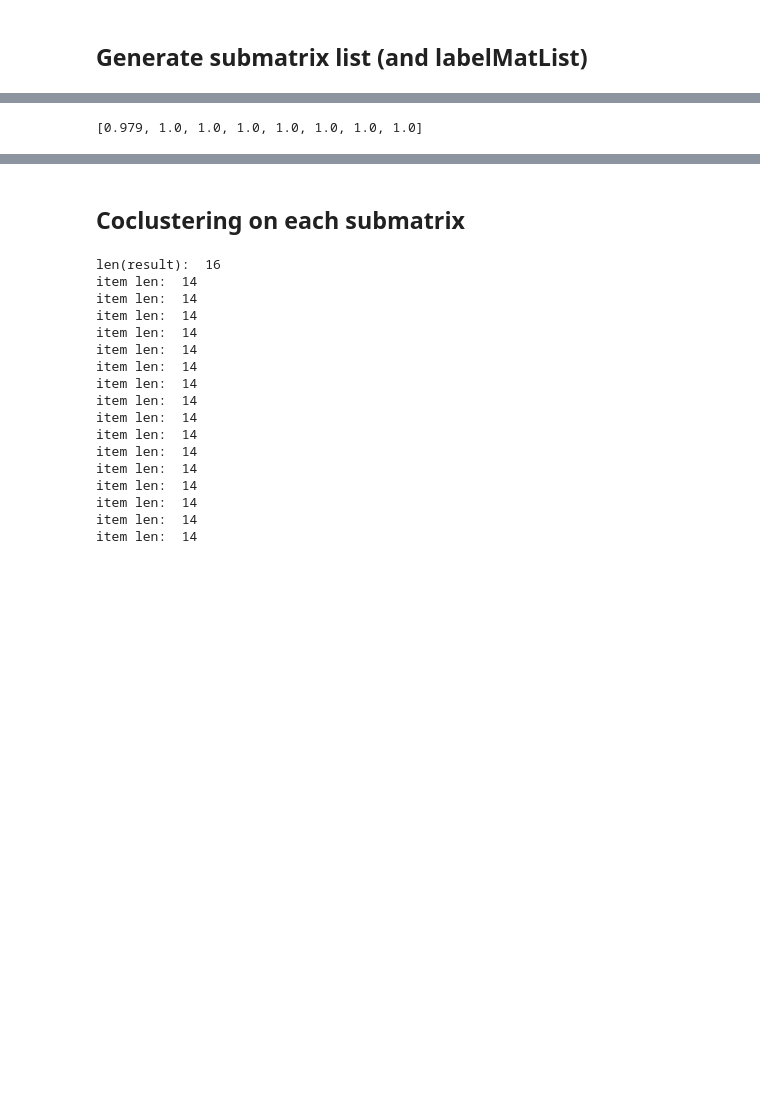
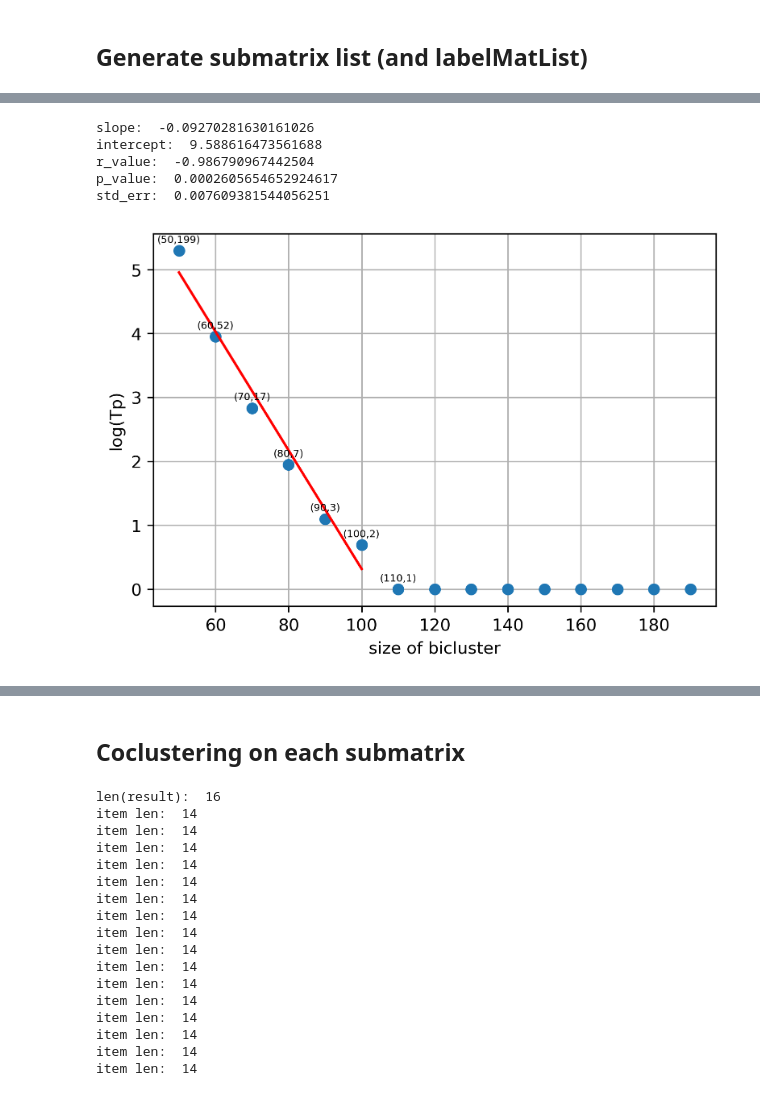
Before and after one commit to wzh4464/big_matrix_cocluster, a Jupyter notebook: main.ipynb, the cells around one changed output, grey strips where cells are left out. Cells and saved outputs as stored; diff of their text form; code cells hidden in the pictures; blank space fills up the shorter version.

```diff
--- a/main.ipynb
+++ b/main.ipynb
@@ -123,25 +75,50 @@ for Tp in Tp_list:
-# %%
-for result in results:
-    count, result = result.get()
-    counts.append(count)
-
-#TODO: change to pool.map
-print(counts)
-
-
-# for i in range(num_processes):
-#     result = pool.apply_async(find_bicluster_count, (A, Tp, Tm, Tn, sizex, sizey))
-#     results.append(result)
-
-# for result in results:
-#     count, result = result.get()
-#     counts.append(count)
-
-# print(count/1000)
-
-# # save the results as results.txt
-# with open('result.txt', 'w') as f:
-#     for item in results:
-#         f.write("%s\n" % item)
-# %% [output]
-[0.979, 1.0, 1.0, 1.0, 1.0, 1.0, 1.0, 1.0]
+# %%
+# import SciPy
+# from scipy import
+
+partition : int = 10
+ranges = range(50, 200 ,10)
+
+Tp_list = ccSVD.Tp(ranges=ranges, phi=phi, Tm=4, M=M)
+
+
+
+# fit a line
+from scipy import stats
+logrange = 6
+
+slope, intercept, r_value, p_value, std_err = stats.linregress(ranges[0:logrange], np.log(Tp_list[0:logrange]))
+print('slope: ', slope)
+print('intercept: ', intercept)
+print('r_value: ', r_value)
+print('p_value: ', p_value)
+print('std_err: ', std_err)
+
+# print x: ranges, y1: log(Tp_list), y2: slope * ranges + intercept ([0:5])
+plt.plot(ranges, np.log(Tp_list), 'o', ranges[0:logrange], slope * ranges[0:logrange] + intercept, 'r')
+# log scale
+# plt.yscale('log')
+# x label "size of bicluster"
+plt.xlabel('size of bicluster')
+# y label "Tp"
+plt.ylabel('log(Tp)')
+
+# num on top of each point
+for i, txt in enumerate(Tp_list):
+    if i > 6:
+        continue
+    # place higher
+    # label = str(x,y)
+    label = str('(' + str(ranges[i]) + ',' + str(Tp_list[i]) + ')')
+    # grid on
+    plt.grid(True)
+    plt.annotate(label, (ranges[i], np.log(Tp_list[i])), xytext=(0, 5), textcoords='offset points', ha='center', fontsize=6)
+
+plt.show()
+# %% [output]
+slope:  -0.09270281630161026
+intercept:  9.588616473561688
+r_value:  -0.986790967442504
+p_value:  0.0002605654652924617
+std_err:  0.007609381544056251
+[figure, added]
```
Also changed, not shown: parts of 7 cells of this notebook, 7 other files.
